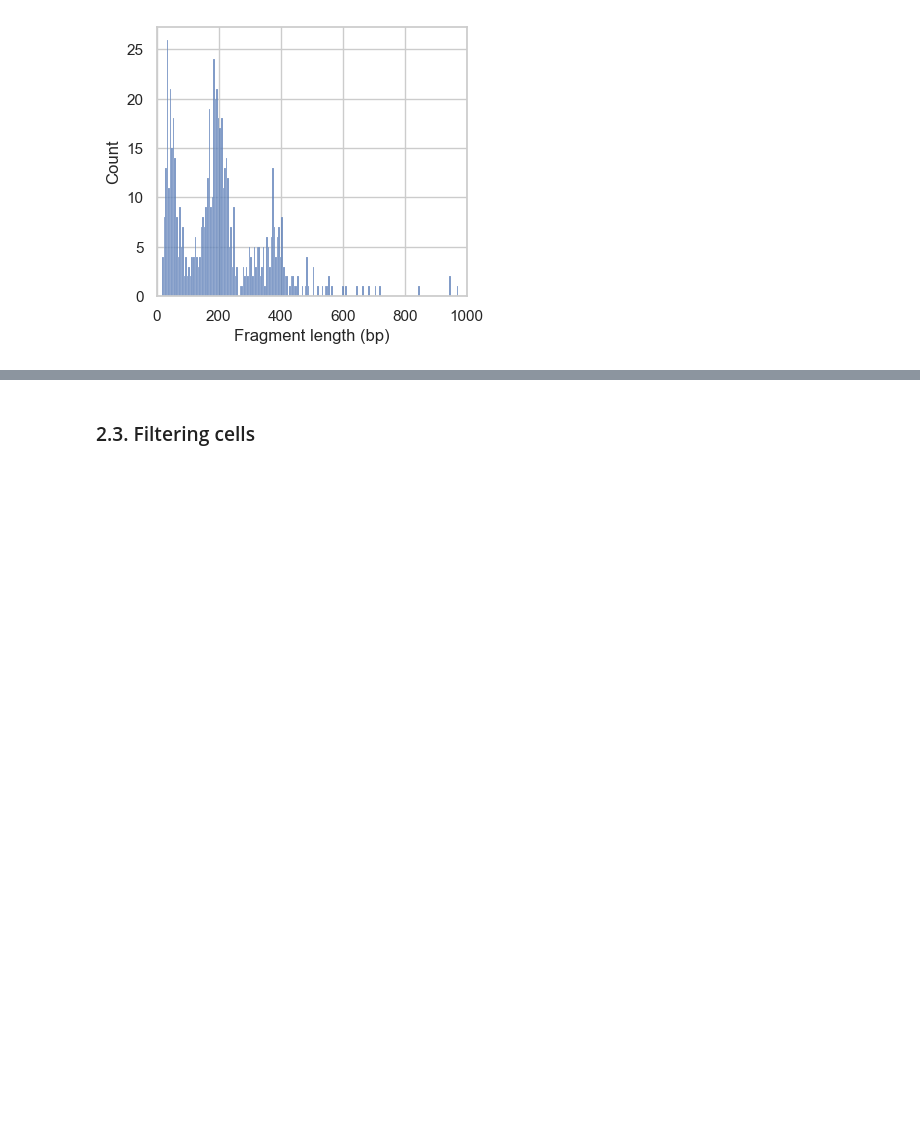
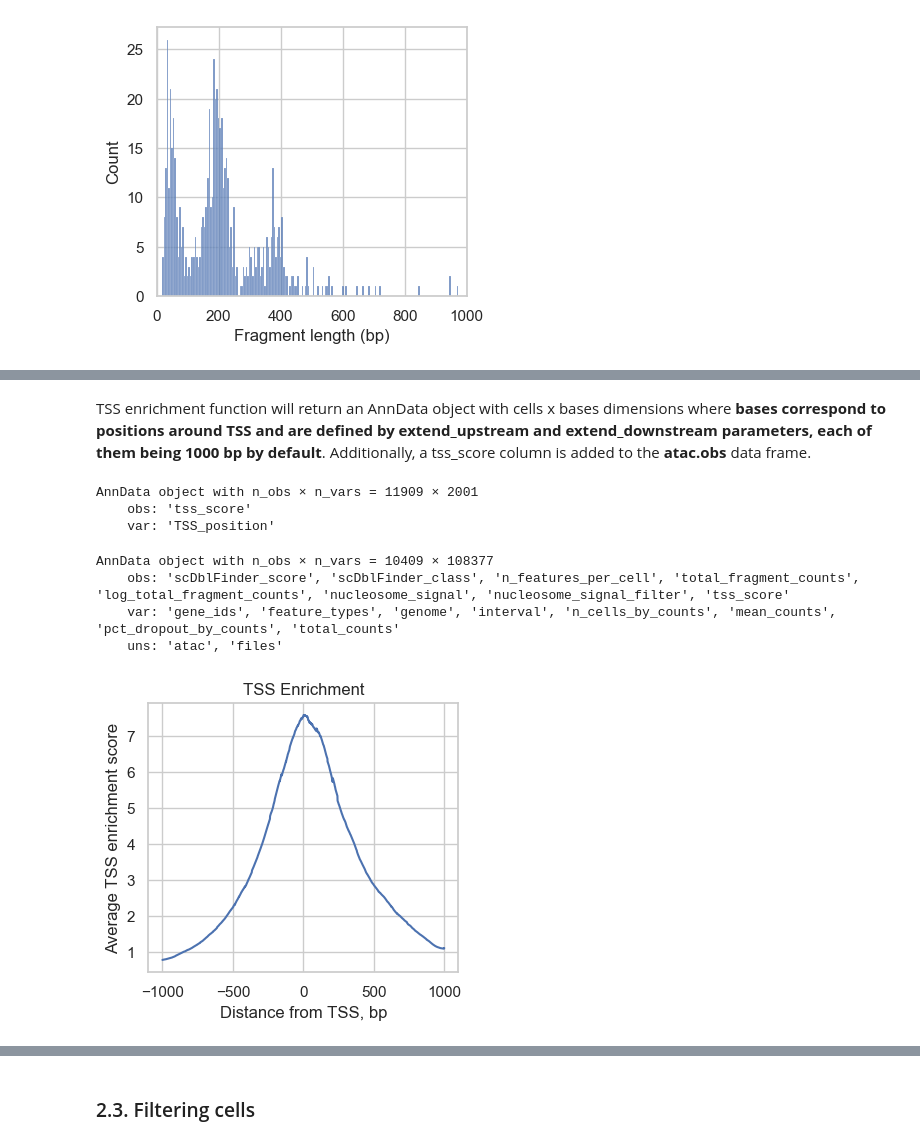
Before and after one commit to chira-ploy/singlecells-DataPlayground, a Jupyter notebook: PBMC10k/ATAC_processing.ipynb, the cells around one changed output, grey strips where cells are left out. Saved outputs shown, nothing was run; the diff lists cells and outputs as text; code cells hidden in the pictures; blank space fills up the shorter version.

Commit message:
TSS enrichment

```diff
--- a/PBMC10k/ATAC_processing.ipynb
+++ b/PBMC10k/ATAC_processing.ipynb
@@ -331,0 +346,24 @@ p2 = ac.pl.fragment_histogram(atac[atac.obs["nucleosome_signal_filter"] == "NS_F
+# %%
+#to obtain a robust TSS score estimates while keeping compute time reasonably low,
+#we set the number of randomly selected TSS to calculate the score to n_tss=3000 (compared to the default of 2000).
+# by default, features=ac.tl.get_gene_annotation_from_rna(mdata)
+tss = ac.tl.tss_enrichment(mdata, n_tss = 3000, random_state=666)
+# %% [markdown]
+TSS enrichment function will return an AnnData object with cells x bases dimensions where **bases correspond to positions around TSS and are defined by extend_upstream and extend_downstream parameters, each of them being 1000 bp by default**.  Additionally, a tss_score column is added to the **atac.obs** data frame.
+# %%
+tss
+# %% [output]
+AnnData object with n_obs × n_vars = 11909 × 2001
+    obs: 'tss_score'
+    var: 'TSS_position'
+# %%
+atac
+# %% [output]
+AnnData object with n_obs × n_vars = 10409 × 108377
+    obs: 'scDblFinder_score', 'scDblFinder_class', 'n_features_per_cell', 'total_fragment_counts', 'log_total_fragment_counts', 'nucleosome_signal', 'nucleosome_signal_filter', 'tss_score'
+    var: 'gene_ids', 'feature_types', 'genome', 'interval', 'n_cells_by_counts', 'mean_counts', 'pct_dropout_by_counts', 'total_counts'
+    uns: 'atac', 'files'
+# %%
+ac.pl.tss_enrichment(tss)
+# %% [output]
+[figure, added]
```
Also changed, not shown: parts of 14 cells of this notebook.
